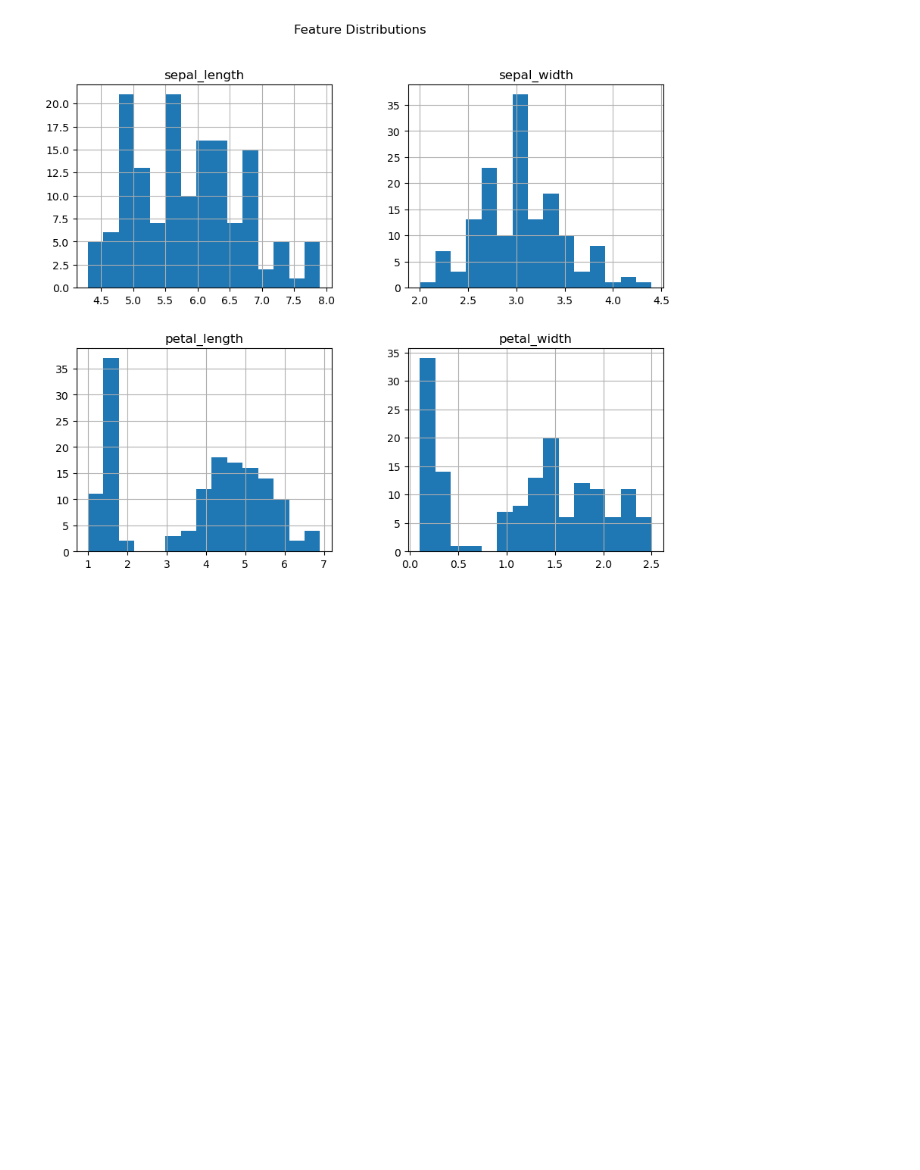
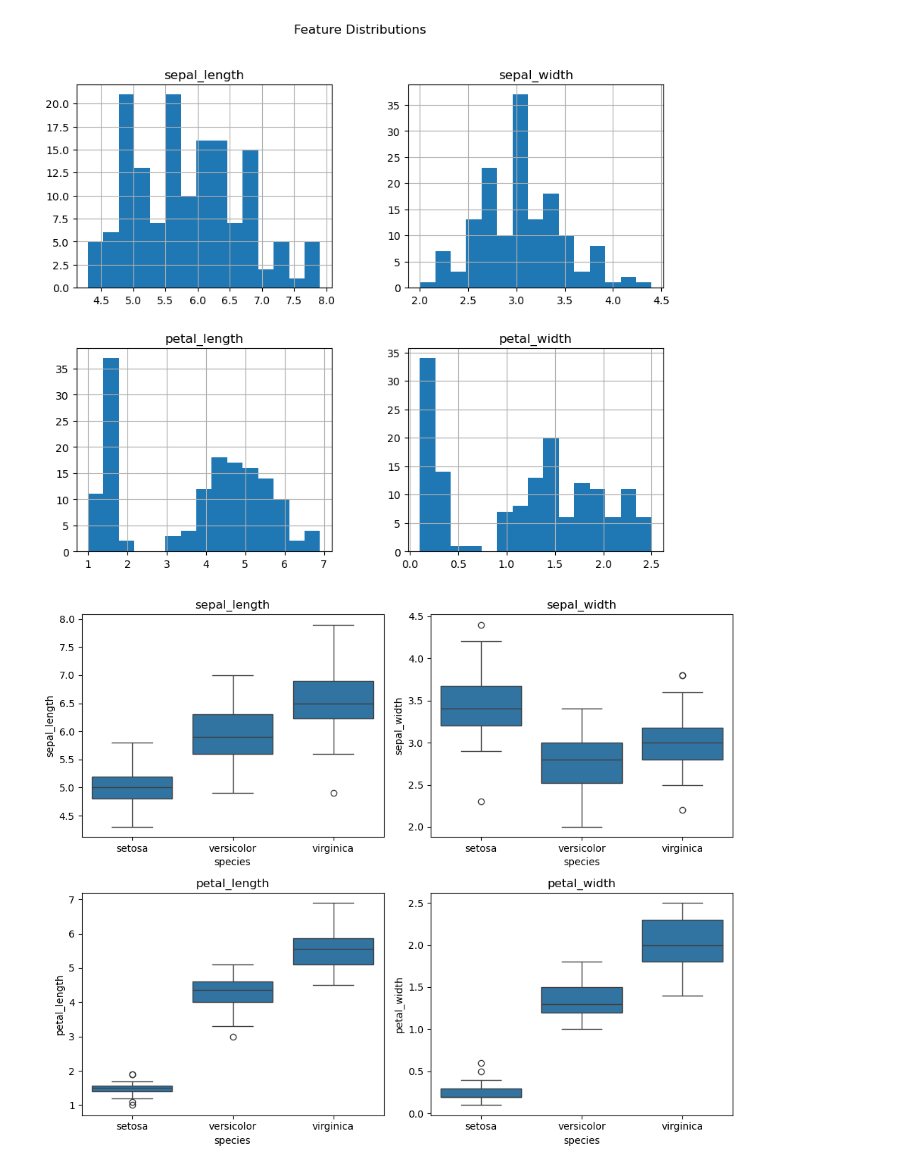
Before and after one commit to mahadkashif3500/DHC-2304_Mahad-Bin-Kashif, a Jupyter notebook: DHC-2304_Mahad Bin Kashif.ipynb, the cells around one changed output. Cells and saved outputs as stored; diff of their text form; code cells hidden in the pictures; blank space fills up the shorter version.

```diff
--- a/DHC-2304_Mahad Bin Kashif.ipynb
+++ b/DHC-2304_Mahad Bin Kashif.ipynb
@@ -104,3 +109,11 @@ plt.show()
 [figure]
 # %%
 #Box Plot
+fig,axes=plt.subplots(2,2,figsize=(10,8))
+for ax,feature in zip(axes.flatten(),features):
+    sns.boxplot(x='species',y=feature,data=df,ax=ax)
+    ax.set_title(feature)
+plt.tight_layout()
+plt.show()
+# %% [output]
+[figure, added]
```
Also changed, not shown: parts of 6 cells of this notebook.
